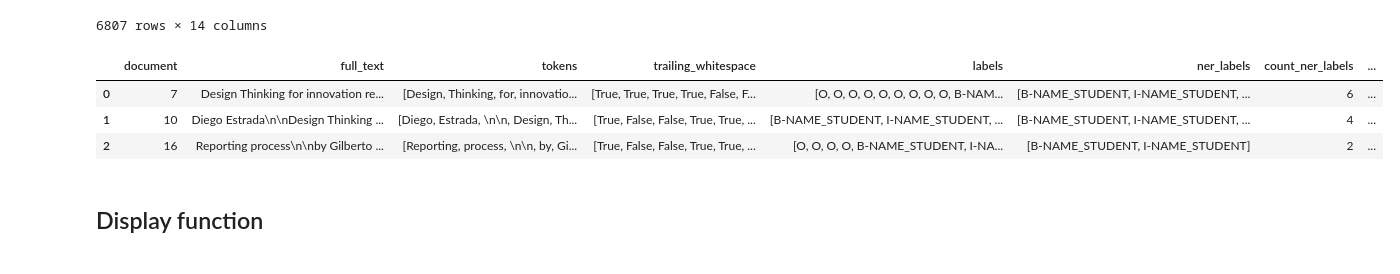
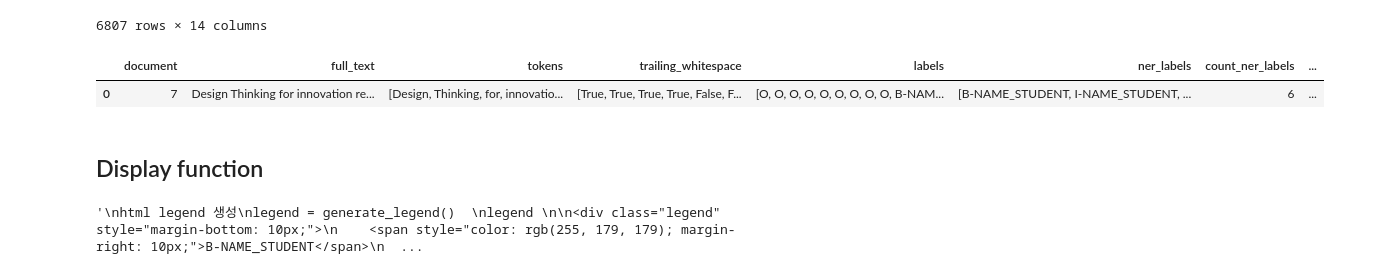
Before and after one commit to philosucker/PII-detection, a Jupyter notebook: pii-eda.ipynb, the cells around one changed output. Drawn from its saved outputs; the diff is of its cells as text; code cells hidden in the pictures.

```diff
--- a/pii-eda.ipynb
+++ b/pii-eda.ipynb
@@ -504,14 +518,12 @@ counted
 # %%
 train_EDA = train_EDA.join(counted)
 '''
 인덱스를 기준으로 두 DataFrame을 결합
 '''
-sample_train = train_EDA.head(3)
+sample_train = train_EDA.head(1)
 sample_train
 # %% [output]
 |  | document | full_text | tokens | trailing_whitespace | labels | ner_labels | count_ner_labels | ... |
 | 0 | 7 | Design Thinking for innovation re... | [Design, Thinking, for, innovatio... | [True, True, True, True, False, F... | [O, O, O, O, O, O, O, O, O, B-NAM... | [B-NAME_STUDENT, I-NAME_STUDENT, ... | 6 | ... |
-| 1 | 10 | Diego Estrada\n\nDesign Thinking ... | [Diego, Estrada, \n\n, Design, Th... | [True, False, False, True, True, ... | [B-NAME_STUDENT, I-NAME_STUDENT, ... | [B-NAME_STUDENT, I-NAME_STUDENT, ... | 4 | ... |
-| 2 | 16 | Reporting process\n\nby Gilberto ... | [Reporting, process, \n\n, by, Gi... | [True, False, False, True, True, ... | [O, O, O, O, B-NAME_STUDENT, I-NA... | [B-NAME_STUDENT, I-NAME_STUDENT] | 2 | ... |
 # %% [markdown]
 ## Display function
@@ -517,0 +558,45 @@ sample_train
+# %%
+'''
+html legend 생성
+legend = generate_legend()
+legend
+
+<div class="legend" style="margin-bottom: 10px;">
+    <span style="color: rgb(255, 179, 179); margin-right: 10px;">B-NAME_STUDENT</span>
+    <span style="color: rgb(139, 0, 0); margin-right: 10px;">I-NAME_STUDENT</span>
+    <span style="color: rgb(255, 223, 179); margin-right: 10px;">B-URL_PERSONAL</span>
+    <span style="color: rgb(255, 140, 0); margin-right: 10px;">I-URL_PERSONAL</span>
+    <span style="color: rgb(255, 255, 179); margin-right: 10px;">B-ID_NUM</span>
+    <span style="color: rgb(204, 204, 0); margin-right: 10px;">I-ID_NUM</span>
+    <span style="color: rgb(179, 255, 179); margin-right: 10px;">B-EMAIL</span>
+    <span style="color: rgb(0, 100, 0); margin-right: 10px;">I-EMAIL</span>
+    <span style="color: rgb(179, 223, 255); margin-right: 10px;">B-STREET_ADDRESS</span>
+    <span style="color: rgb(0, 0, 139); margin-right: 10px;">I-STREET_ADDRESS</span>
+    <span style="color: rgb(223, 179, 255); margin-right: 10px;">B-PHONE_NUM</span>
+    <span style="color: rgb(75, 0, 130); margin-right: 10px;">I-PHONE_NUM</span>
+    <span style="color: rgb(255, 179, 223); margin-right: 10px;">B-USERNAME</span>
+    <span style="color: rgb(231, 84, 128); margin-right: 10px;">I-USERNAME</span>
+</div>
+
+이 HTML 코드 조각은 웹 페이지에서 Named Entity Recognition (NER) 태그의 범례(legend)를 시각적으로 표현하는 부분입니다.
+<div class="legend" style="margin-bottom: 10px;">는 범례를 담고 있는 컨테이너입니다.
+이 div에는 CSS 스타일 margin-bottom: 10px;이 적용되어, 다음 요소와의 간격을 설정합니다.
+각 <span> 태그는 특정 NER 태그(엔티티 유형)와 그에 해당하는 색상을 나타냅니다
+
+<div class="legend" style="margin-bottom: 100px;">:
+범례의 시작을 나타내는 <div> 태그입니다.
+이 div는 범례 전체를 감싸는 컨테이너 역할을 하며, 스타일은 margin-bottom을 10픽셀로 설정하여,
+<div> 태그(여기서는 범례를 담고 있는 div)와 그 아래에 위치하는 다음 요소와의 간격을 생성합니다.
+
+<span style="color: rgb(...); margin-right: 10px;">...</span>:
+각각의 <span> 태그는 NER 엔티티 유형과 해당하는 색상을 표시합니다.
+style 속성에서 color를 사용해 텍스트 색상을 지정하고,
+margin-right을 사용해 오른쪽에 10픽셀의 여백을 추가하여, 인접한 <span> 태그와의 간격을 설정합니다.
+각 라인의 색상(rgb(...))과 텍스트(B-NAME_STUDENT, I-NAME_STUDENT 등)는 해당 엔티티 유형을 나타내는 색상 코드와 라벨입니다.
+예를 들어, B-NAME_STUDENT는 학생 이름의 시작 부분을 나타내는 태그이며, 특정 색상 코드(rgb(255, 179, 179))로 표시됩니다.
+
+</div>:
+범례 컨테이너를 닫는 div 태그입니다. 이 태그는 위에서 시작된 범례 div의 내용을 마무리합니다.
+'''
+# %% [output]
+'\nhtml legend 생성\nlegend = generate_legend()  \nlegend \n\n<div class="legend" style="margin-bottom: 10px;">\n    <span style="color: rgb(255, 179, 179); margin-right: 10px;">B-NAME_STUDENT</span>\n  ...
```
Also changed, not shown: parts of 39 cells of this notebook.
